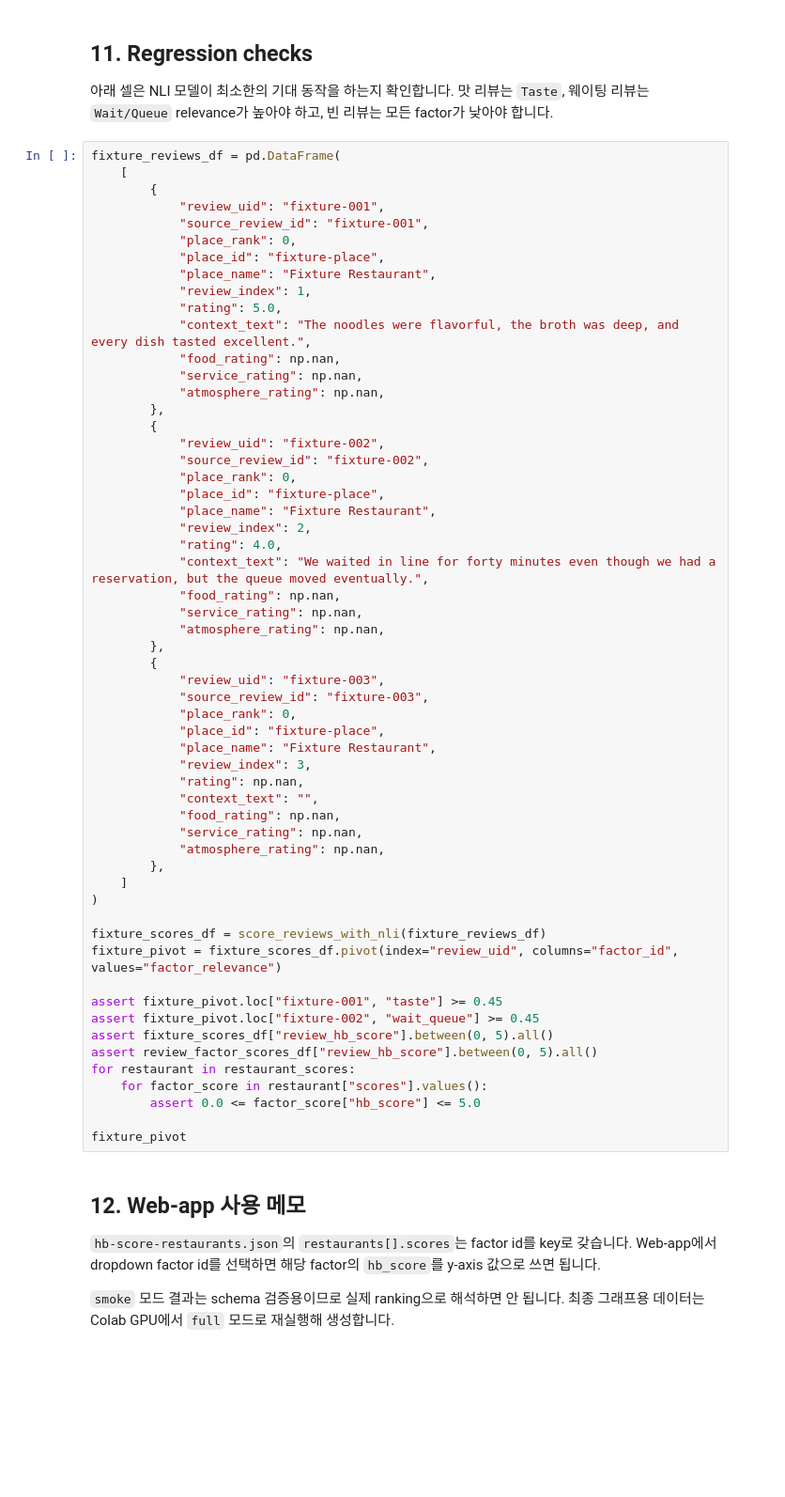
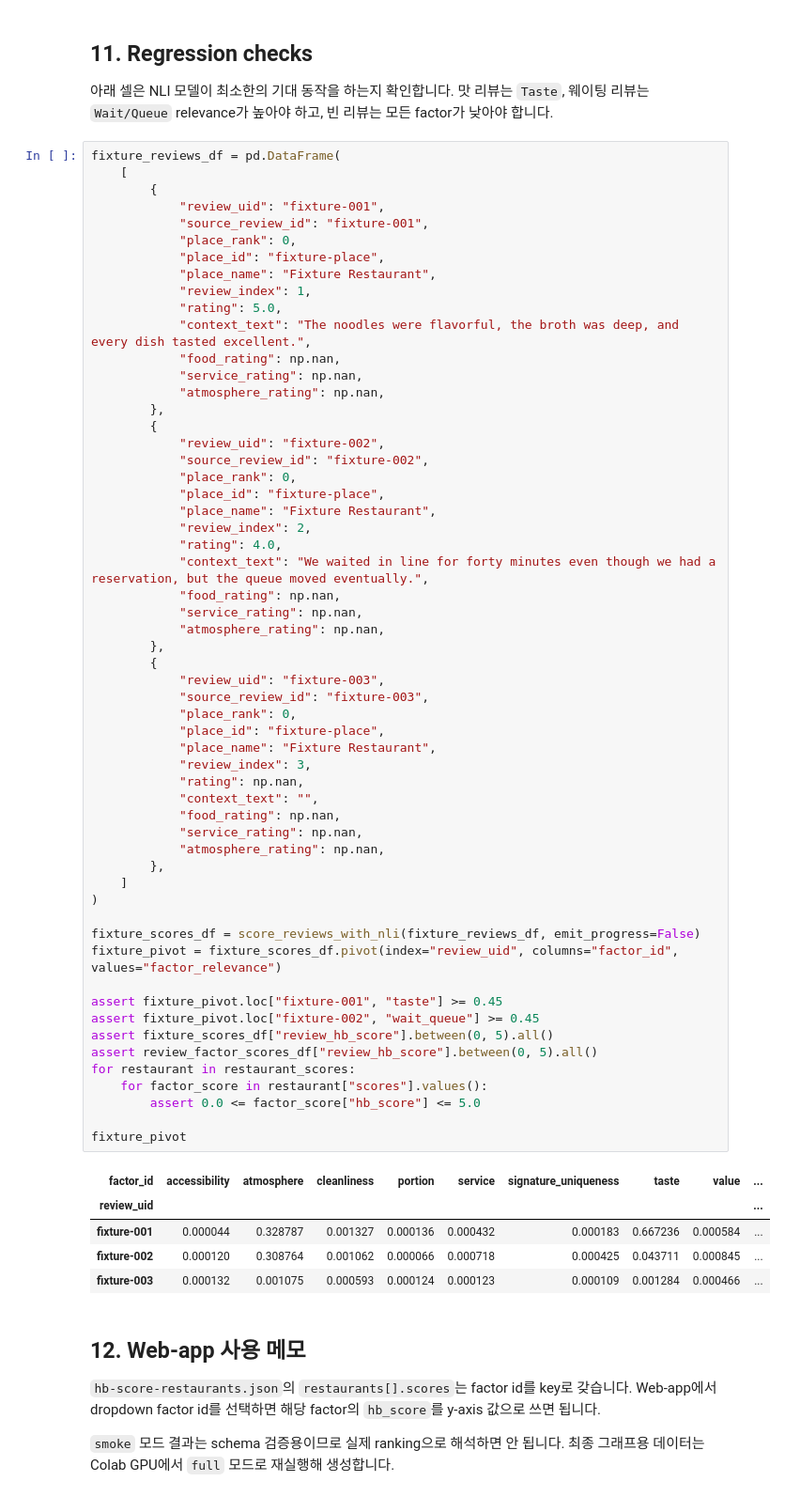
Before and after one commit to dongzoolee/hidden-bites, a Jupyter notebook: notebooks/hb-score-calculation.ipynb, the cells around one changed output. Shown at 94% size. Saved outputs shown, nothing was run; the diff lists cells and outputs as text; blank space fills up the shorter version.

```diff
--- a/notebooks/hb-score-calculation.ipynb
+++ b/notebooks/hb-score-calculation.ipynb
@@ -651,34 +741,40 @@ fixture_reviews_df = pd.DataFrame(
             "service_rating": np.nan,
             "atmosphere_rating": np.nan,
         },
         {
             "review_uid": "fixture-003",
             "source_review_id": "fixture-003",
             "place_rank": 0,
             "place_id": "fixture-place",
             "place_name": "Fixture Restaurant",
             "review_index": 3,
             "rating": np.nan,
             "context_text": "",
             "food_rating": np.nan,
             "service_rating": np.nan,
             "atmosphere_rating": np.nan,
         },
     ]
 )
 
-fixture_scores_df = score_reviews_with_nli(fixture_reviews_df)
+fixture_scores_df = score_reviews_with_nli(fixture_reviews_df, emit_progress=False)
 fixture_pivot = fixture_scores_df.pivot(index="review_uid", columns="factor_id", values="factor_relevance")
 
 assert fixture_pivot.loc["fixture-001", "taste"] >= 0.45
 assert fixture_pivot.loc["fixture-002", "wait_queue"] >= 0.45
 assert fixture_scores_df["review_hb_score"].between(0, 5).all()
 assert review_factor_scores_df["review_hb_score"].between(0, 5).all()
 for restaurant in restaurant_scores:
     for factor_score in restaurant["scores"].values():
         assert 0.0 <= factor_score["hb_score"] <= 5.0
 
 fixture_pivot
+# %% [output]
+| factor_id | accessibility | atmosphere | cleanliness | portion | service | signature_uniqueness | taste | value | ... |
+| review_uid |  |  |  |  |  |  |  |  | ... |
+| fixture-001 | 0.000044 | 0.328787 | 0.001327 | 0.000136 | 0.000432 | 0.000183 | 0.667236 | 0.000584 | ... |
+| fixture-002 | 0.000120 | 0.308764 | 0.001062 | 0.000066 | 0.000718 | 0.000425 | 0.043711 | 0.000845 | ... |
+| fixture-003 | 0.000132 | 0.001075 | 0.000593 | 0.000124 | 0.000123 | 0.000109 | 0.001284 | 0.000466 | ... |
 # %% [markdown]
 ## 12. Web-app 사용 메모
 
```
Also changed, not shown: parts of 9 cells of this notebook, 3 other files.
